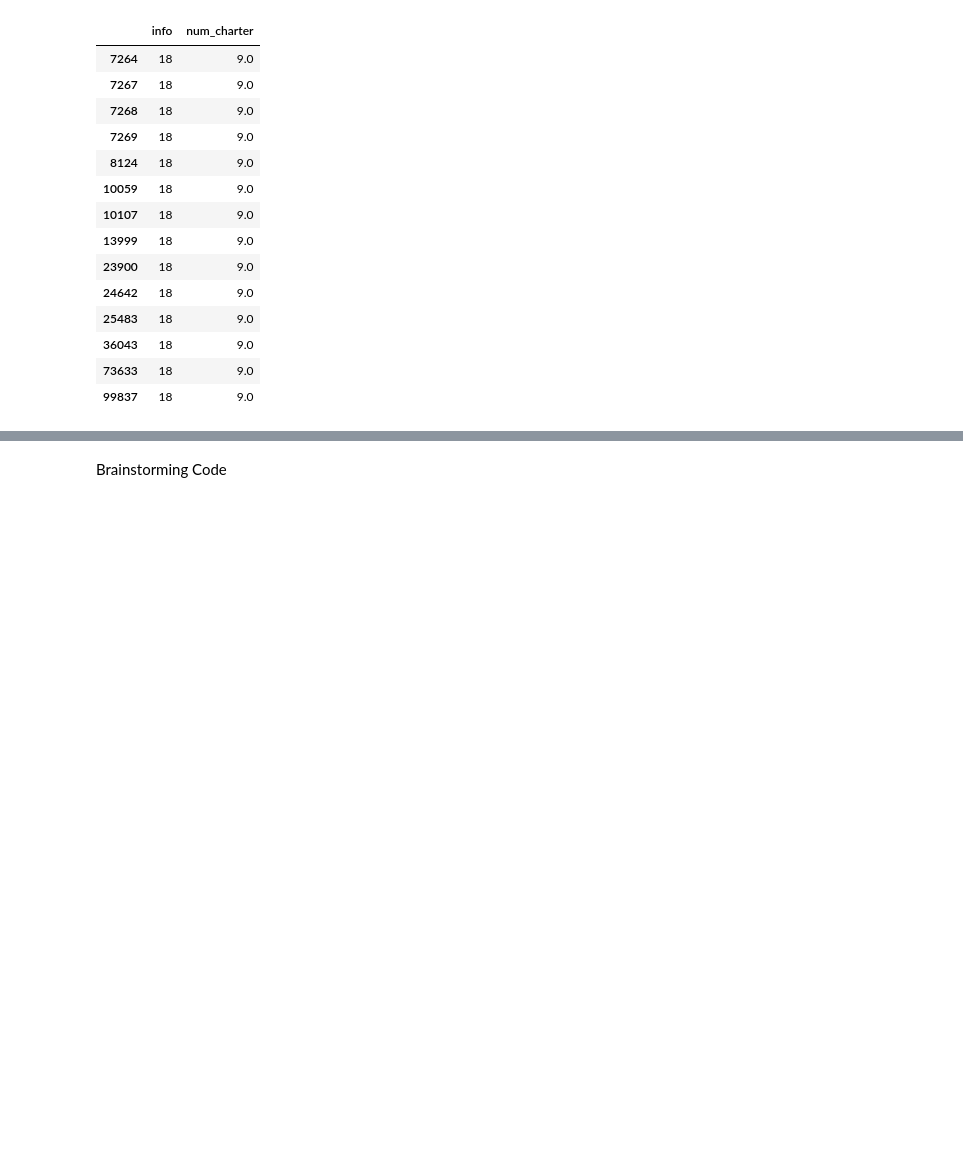
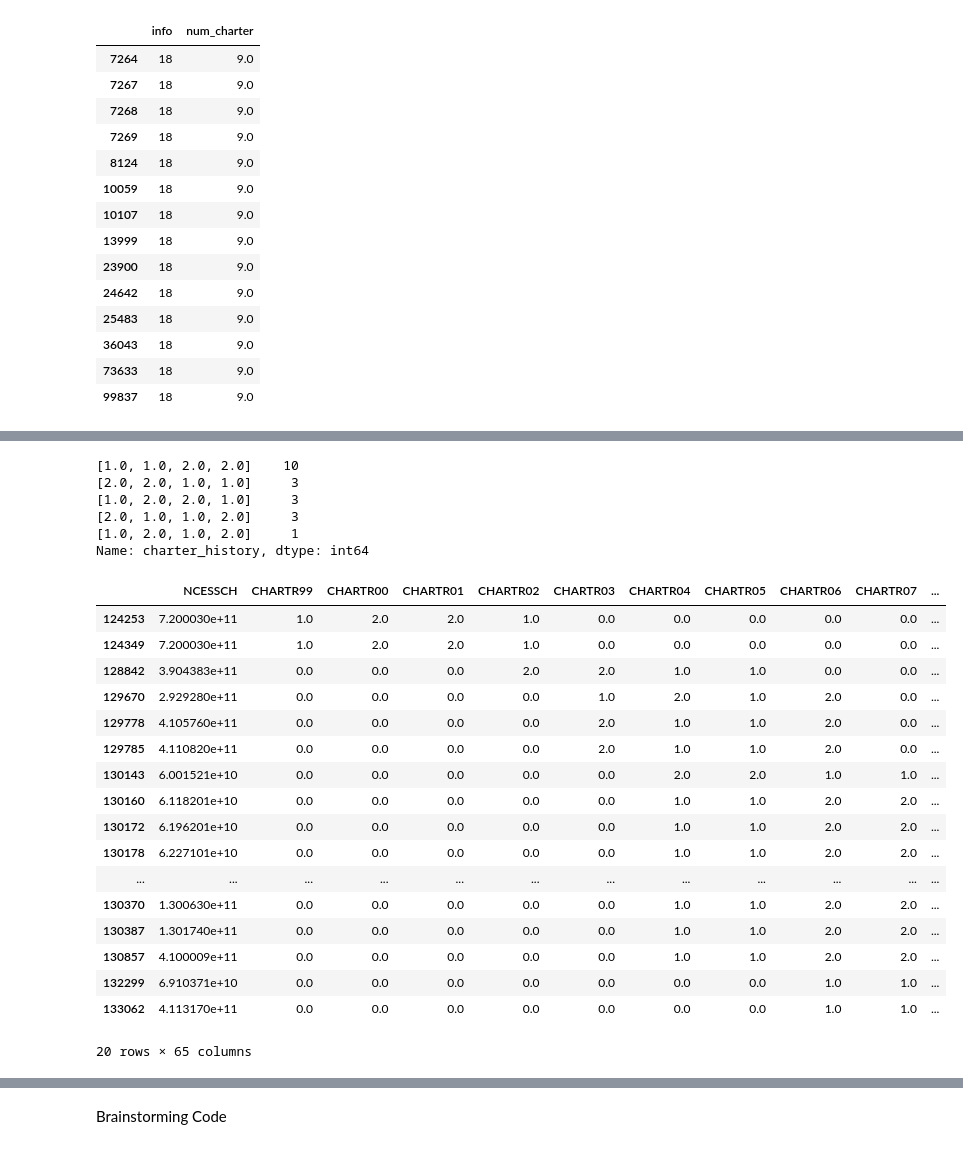
Before and after one commit to comp-strat/data_management, a Jupyter notebook: discrepancy_analysis.ipynb, the cells around one changed output, grey strips where cells are left out. Drawn from its saved outputs; the diff is of its cells as text; code cells hidden in the pictures; blank space fills up the shorter version.

```diff
--- a/discrepancy_analysis.ipynb
+++ b/discrepancy_analysis.ipynb
@@ -257,0 +283,30 @@ Name: info, dtype: int64
+# %%
+df_csch[df_csch['TRUE_CHARTER']==0]['charter_history'].apply(lambda x: ''.join(str(x))).value_counts() # a look at the distribution
+# %% [output]
+[1.0, 1.0, 2.0, 2.0]    10
+[2.0, 2.0, 1.0, 1.0]     3
+[1.0, 2.0, 2.0, 1.0]     3
+[2.0, 1.0, 1.0, 2.0]     3
+[1.0, 2.0, 1.0, 2.0]     1
+Name: charter_history, dtype: int64
+# %%
+df_csch[df_csch['TRUE_CHARTER']==0]
+# %% [output]
+|  | NCESSCH | CHARTR99 | CHARTR00 | CHARTR01 | CHARTR02 | CHARTR03 | CHARTR04 | CHARTR05 | CHARTR06 | CHARTR07 | ... |
+| 124253 | 7.200030e+11 | 1.0 | 2.0 | 2.0 | 1.0 | 0.0 | 0.0 | 0.0 | 0.0 | 0.0 | ... |
+| 124349 | 7.200030e+11 | 1.0 | 2.0 | 2.0 | 1.0 | 0.0 | 0.0 | 0.0 | 0.0 | 0.0 | ... |
+| 128842 | 3.904383e+11 | 0.0 | 0.0 | 0.0 | 2.0 | 2.0 | 1.0 | 1.0 | 0.0 | 0.0 | ... |
+| 129670 | 2.929280e+11 | 0.0 | 0.0 | 0.0 | 0.0 | 1.0 | 2.0 | 1.0 | 2.0 | 0.0 | ... |
+| 129778 | 4.105760e+11 | 0.0 | 0.0 | 0.0 | 0.0 | 2.0 | 1.0 | 1.0 | 2.0 | 0.0 | ... |
+| 129785 | 4.110820e+11 | 0.0 | 0.0 | 0.0 | 0.0 | 2.0 | 1.0 | 1.0 | 2.0 | 0.0 | ... |
+| 130143 | 6.001521e+10 | 0.0 | 0.0 | 0.0 | 0.0 | 0.0 | 2.0 | 2.0 | 1.0 | 1.0 | ... |
+| 130160 | 6.118201e+10 | 0.0 | 0.0 | 0.0 | 0.0 | 0.0 | 1.0 | 1.0 | 2.0 | 2.0 | ... |
+| 130172 | 6.196201e+10 | 0.0 | 0.0 | 0.0 | 0.0 | 0.0 | 1.0 | 1.0 | 2.0 | 2.0 | ... |
+| 130178 | 6.227101e+10 | 0.0 | 0.0 | 0.0 | 0.0 | 0.0 | 1.0 | 1.0 | 2.0 | 2.0 | ... |
+| ... | ... | ... | ... | ... | ... | ... | ... | ... | ... | ... | ... |
+| 130370 | 1.300630e+11 | 0.0 | 0.0 | 0.0 | 0.0 | 0.0 | 1.0 | 1.0 | 2.0 | 2.0 | ... |
+| 130387 | 1.301740e+11 | 0.0 | 0.0 | 0.0 | 0.0 | 0.0 | 1.0 | 1.0 | 2.0 | 2.0 | ... |
+| 130857 | 4.100009e+11 | 0.0 | 0.0 | 0.0 | 0.0 | 0.0 | 1.0 | 1.0 | 2.0 | 2.0 | ... |
+| 132299 | 6.910371e+10 | 0.0 | 0.0 | 0.0 | 0.0 | 0.0 | 0.0 | 0.0 | 1.0 | 1.0 | ... |
+| 133062 | 4.113170e+11 | 0.0 | 0.0 | 0.0 | 0.0 | 0.0 | 0.0 | 0.0 | 1.0 | 1.0 | ... |
+20 rows × 65 columns
```
Also changed, not shown: parts of 6 cells of this notebook.
